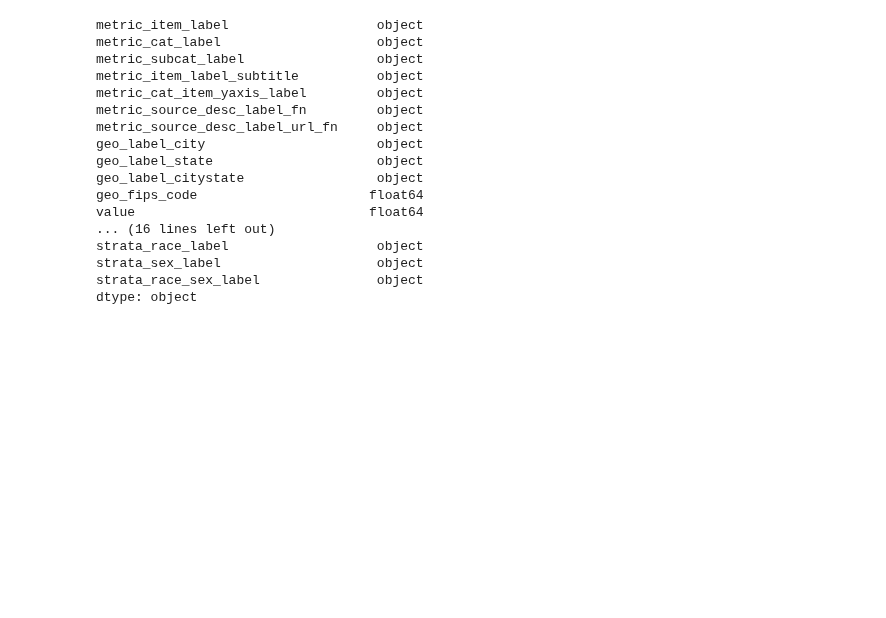
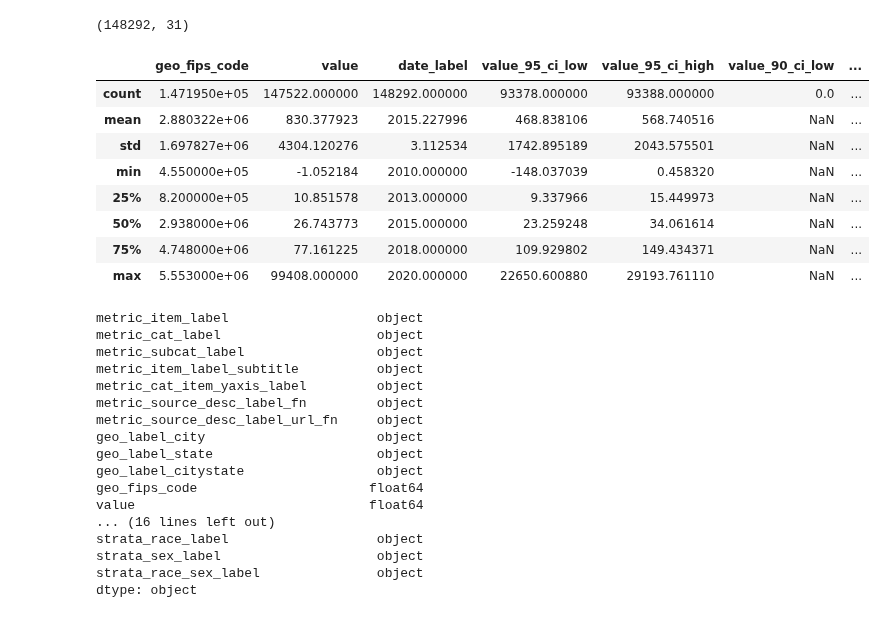
Before and after one commit to kohlerch/G4C-Project, a Jupyter notebook: Project/big-cities-health/PreProcessing.ipynb, the cells around one changed output. Saved outputs shown, nothing was run; the diff lists cells and outputs as text; code cells hidden in the pictures; blank space fills up the shorter version.

```diff
--- a/Project/big-cities-health/PreProcessing.ipynb
+++ b/Project/big-cities-health/PreProcessing.ipynb
@@ -12,5 +14,21 @@ from sklearn.preprocessing import OneHotEncoder
 # %%
 data = pd.read_csv('BigCitiesHealth.csv')
+# %%
+data.shape
+# %% [output]
+(148292, 31)
+# %%
+data.describe()
+# %% [output]
+|  | geo_fips_code | value | date_label | value_95_ci_low | value_95_ci_high | value_90_ci_low | ... |
+| count | 1.471950e+05 | 147522.000000 | 148292.000000 | 93378.000000 | 93388.000000 | 0.0 | ... |
+| mean | 2.880322e+06 | 830.377923 | 2015.227996 | 468.838106 | 568.740516 | NaN | ... |
+| std | 1.697827e+06 | 4304.120276 | 3.112534 | 1742.895189 | 2043.575501 | NaN | ... |
+| min | 4.550000e+05 | -1.052184 | 2010.000000 | -148.037039 | 0.458320 | NaN | ... |
+| 25% | 8.200000e+05 | 10.851578 | 2013.000000 | 9.337966 | 15.449973 | NaN | ... |
+| 50% | 2.938000e+06 | 26.743773 | 2015.000000 | 23.259248 | 34.061614 | NaN | ... |
+| 75% | 4.748000e+06 | 77.161225 | 2018.000000 | 109.929802 | 149.434371 | NaN | ... |
+| max | 5.553000e+06 | 99408.000000 | 2020.000000 | 22650.600880 | 29193.761110 | NaN | ... |
 # %%
 data.dtypes
 # %% [output]
```
Also changed, not shown: parts of 25 cells of this notebook.
